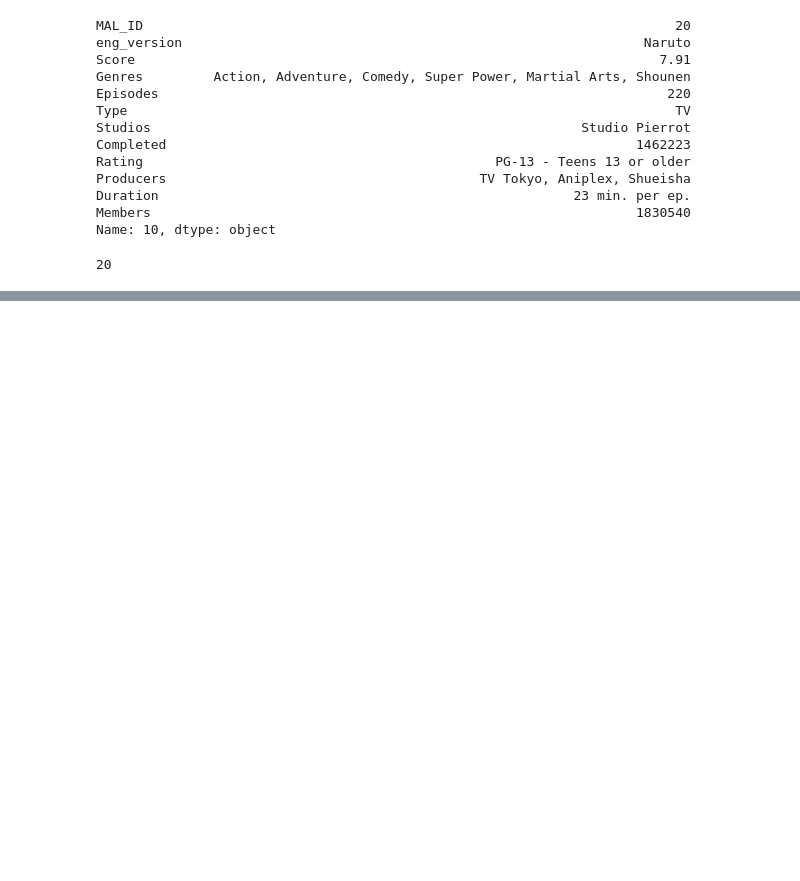
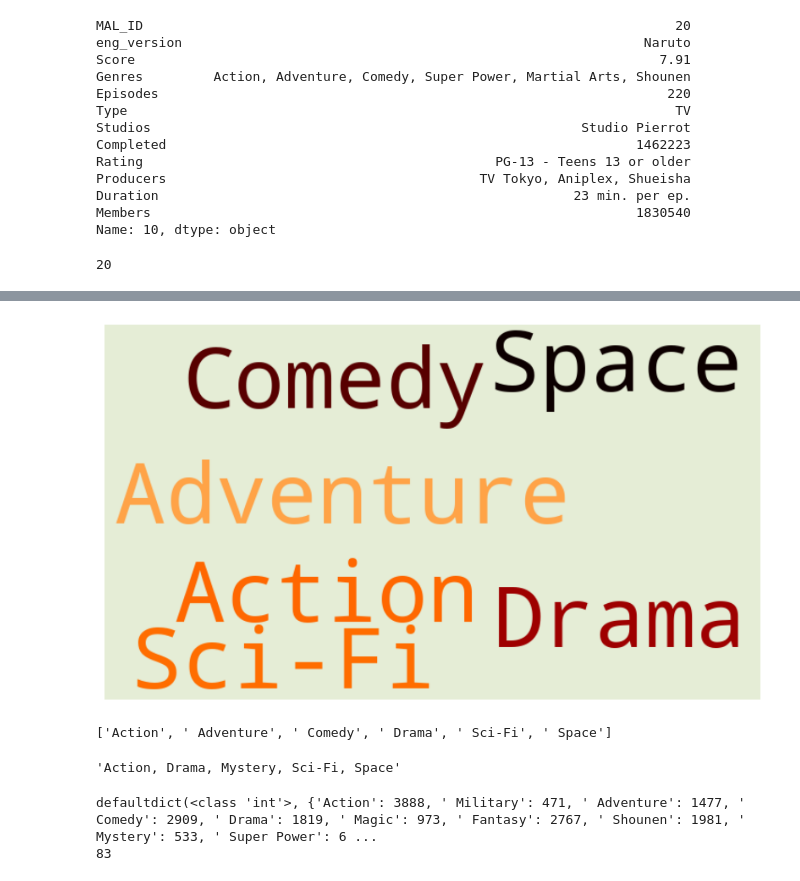
Before and after one commit to VDNT11NULL/Anime-Nexus, a Jupyter notebook: notebooks/nb_v0.ipynb, the cells around one changed output, grey strips where cells are left out. Cells and saved outputs as stored; diff of their text form; code cells hidden in the pictures; blank space fills up the shorter version.

```diff
--- a/notebooks/nb_v0.ipynb
+++ b/notebooks/nb_v0.ipynb
@@ -903,0 +1008,48 @@ Animes closest to Naruto are as follows:
+# %%
+def show_wordcloud(allgenres):
+    genre_cloud = WordCloud(width=700, height=400, background_color="#E5EDD6", max_font_size=90, max_words=100, colormap="gist_heat").generate_from_frequencies(allgenres)
+    plt.figure(figsize=(10,8))
+    plt.imshow(genre_cloud, interpolation="bilinear")
+    plt.axis("off")
+    plt.show();
+# %%
+def getFavGenre(frame, plot=False):
+    frame.dropna(inplace=False)
+    all_genres = defaultdict(int)
+
+    genre_list = []
+    for genres in frame["Genres"]:
+        if isinstance(genres, str):
+            for genre in genres.split(','):
+                genre_list.append(genre)
+                all_genres[genre.strip()] +=1
+
+    if plot:
+        show_wordcloud(all_genres)
+    return genre_list
+# %%
+x = getAnimeFrame(1, anime_df)
+getFavGenre(x, plot=True)
+# %% [output]
+[figure, added]
+['Action', ' Adventure', ' Comedy', ' Drama', ' Sci-Fi', ' Space']
+# %%
+anime_df["Genres"].loc[1]
+# %% [output]
+'Action, Drama, Mystery, Sci-Fi, Space'
+# %%
+tot_genre_freq = defaultdict(int)
+genres_list = set()
+
+for gl in anime_df["Genres"]:
+    if isinstance(gl, str):
+        g_list = [g for g in gl.split(',')]
+        # print(g_list)
+        for g in g_list:
+            tot_genre_freq[g]+=1
+
+print(tot_genre_freq)
+print(len(tot_genre_freq))
+# %% [output]
+defaultdict(<class 'int'>, {'Action': 3888, ' Military': 471, ' Adventure': 1477, ' Comedy': 2909, ' Drama': 1819, ' Magic': 973, ' Fantasy': 2767, ' Shounen': 1981, ' Mystery': 533, ' Super Power': 6 ...
+83
```
Also changed, not shown: parts of 27 cells of this notebook.
